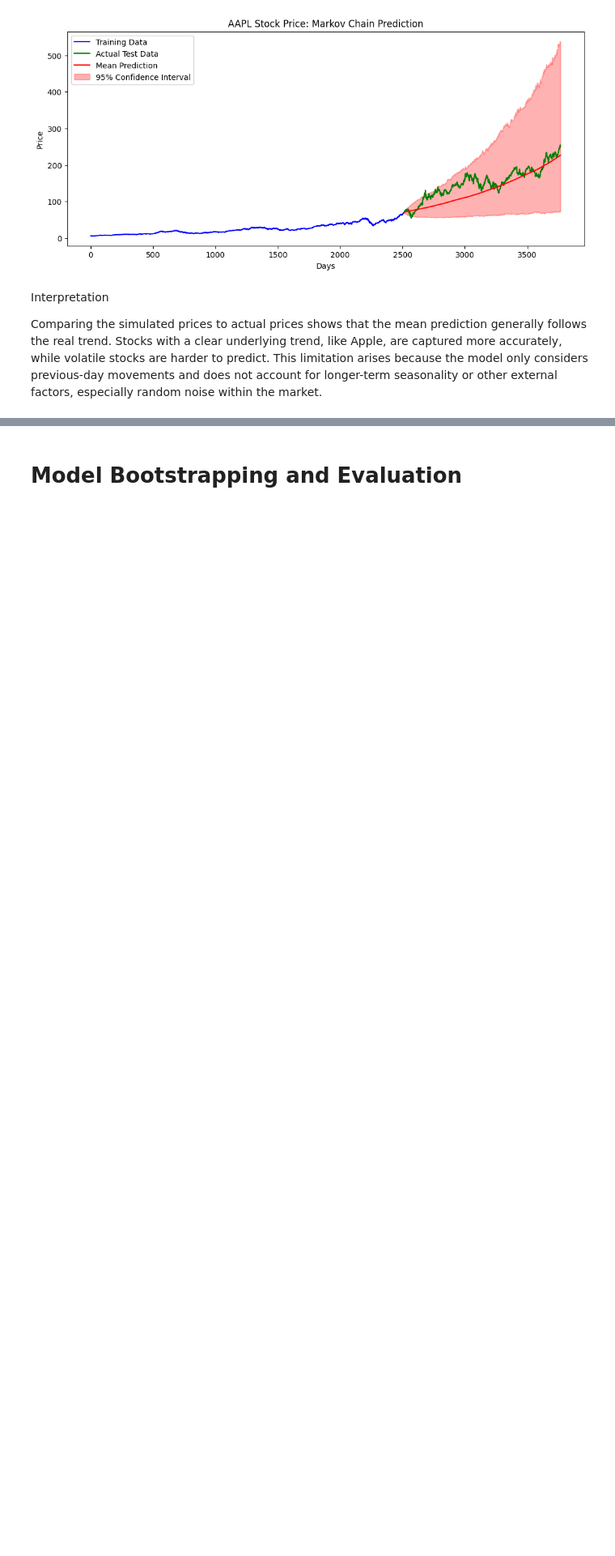
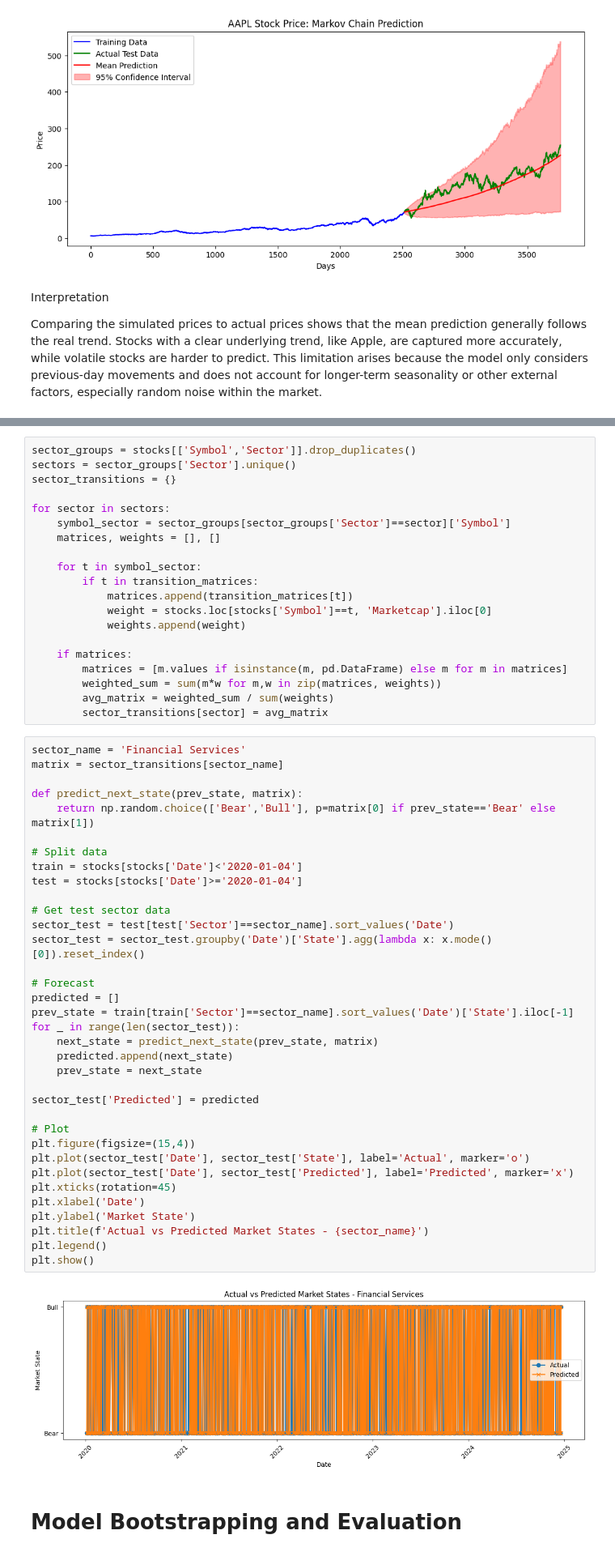
Before and after one commit to jmhowe03-jmh/understanding_uncertainty_project1, a Jupyter notebook: project_final.ipynb, the cells around one changed output, grey strips where cells are left out. Shown: that part at 81% size. Cells and saved outputs as stored; diff of their text form; blank space fills up the shorter version.

```diff
--- a/project_final.ipynb
+++ b/project_final.ipynb
@@ -628,3 +781,60 @@ Comparing the simulated prices to actual prices shows that the mean prediction g
+# %%
+sector_groups = stocks[['Symbol','Sector']].drop_duplicates()
+sectors = sector_groups['Sector'].unique()
+sector_transitions = {}
+
+for sector in sectors:
+    symbol_sector = sector_groups[sector_groups['Sector']==sector]['Symbol']
+    matrices, weights = [], []
+
+    for t in symbol_sector:
+        if t in transition_matrices:
+            matrices.append(transition_matrices[t])
+            weight = stocks.loc[stocks['Symbol']==t, 'Marketcap'].iloc[0]
+            weights.append(weight)
+
+    if matrices:
+        matrices = [m.values if isinstance(m, pd.DataFrame) else m for m in matrices]
+        weighted_sum = sum(m*w for m,w in zip(matrices, weights))
+        avg_matrix = weighted_sum / sum(weights)
+        sector_transitions[sector] = avg_matrix
+# %%
+sector_name = 'Financial Services'
+matrix = sector_transitions[sector_name]
+
+def predict_next_state(prev_state, matrix):
+    return np.random.choice(['Bear','Bull'], p=matrix[0] if prev_state=='Bear' else matrix[1])
+
+# Split data
+train = stocks[stocks['Date']<'2020-01-04']
+test = stocks[stocks['Date']>='2020-01-04']
+
+# Get test sector data
+sector_test = test[test['Sector']==sector_name].sort_values('Date')
+sector_test = sector_test.groupby('Date')['State'].agg(lambda x: x.mode()[0]).reset_index()
+
+# Forecast
+predicted = []
+prev_state = train[train['Sector']==sector_name].sort_values('Date')['State'].iloc[-1]
+for _ in range(len(sector_test)):
+    next_state = predict_next_state(prev_state, matrix)
+    predicted.append(next_state)
+    prev_state = next_state
+
+sector_test['Predicted'] = predicted
+
+# Plot
+plt.figure(figsize=(15,4))
+plt.plot(sector_test['Date'], sector_test['State'], label='Actual', marker='o')
+plt.plot(sector_test['Date'], sector_test['Predicted'], label='Predicted', marker='x')
+plt.xticks(rotation=45)
+plt.xlabel('Date')
+plt.ylabel('Market State')
+plt.title(f'Actual vs Predicted Market States - {sector_name}')
+plt.legend()
+plt.show()
+# %% [output]
+[figure, added]
 # %% [markdown]
 # Model Bootstrapping and Evaluation
 # %%
```
Also changed, not shown: parts of 13 cells of this notebook.
